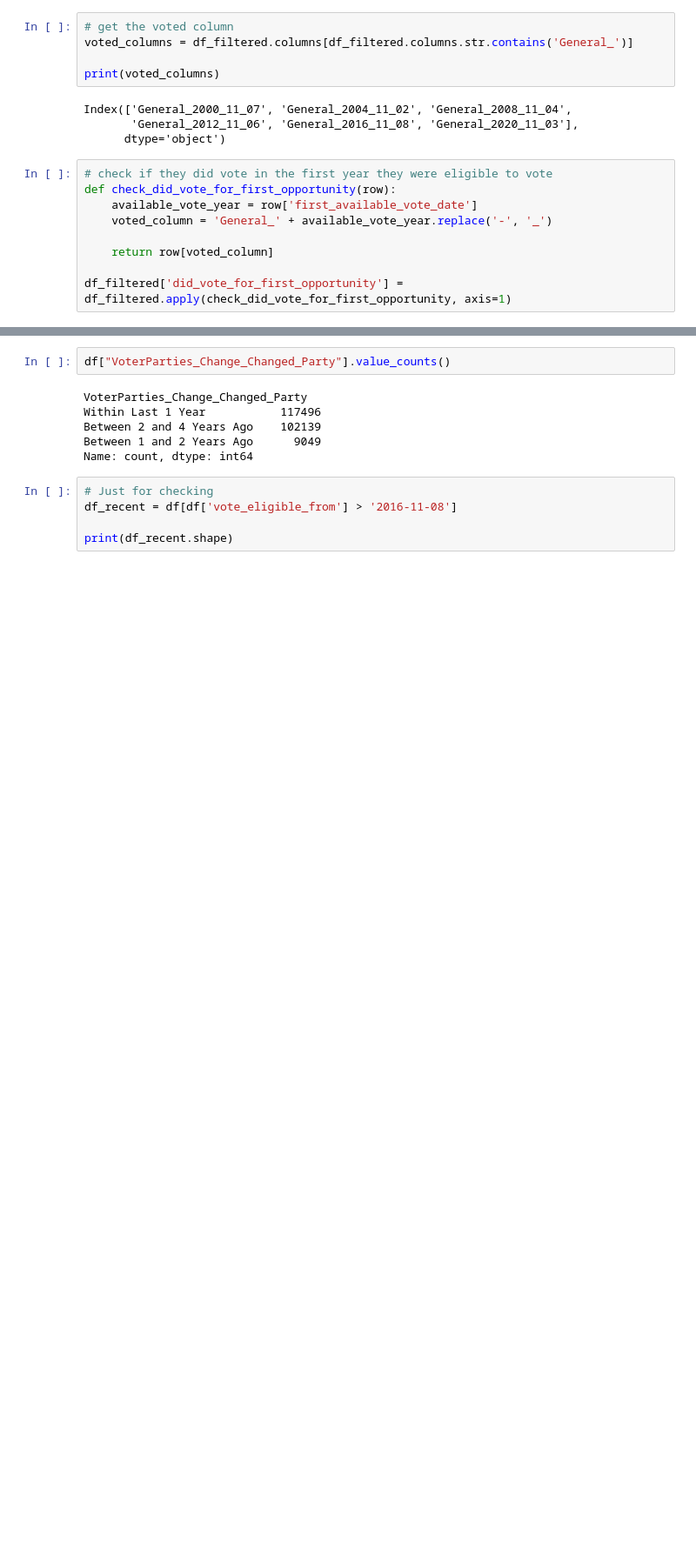
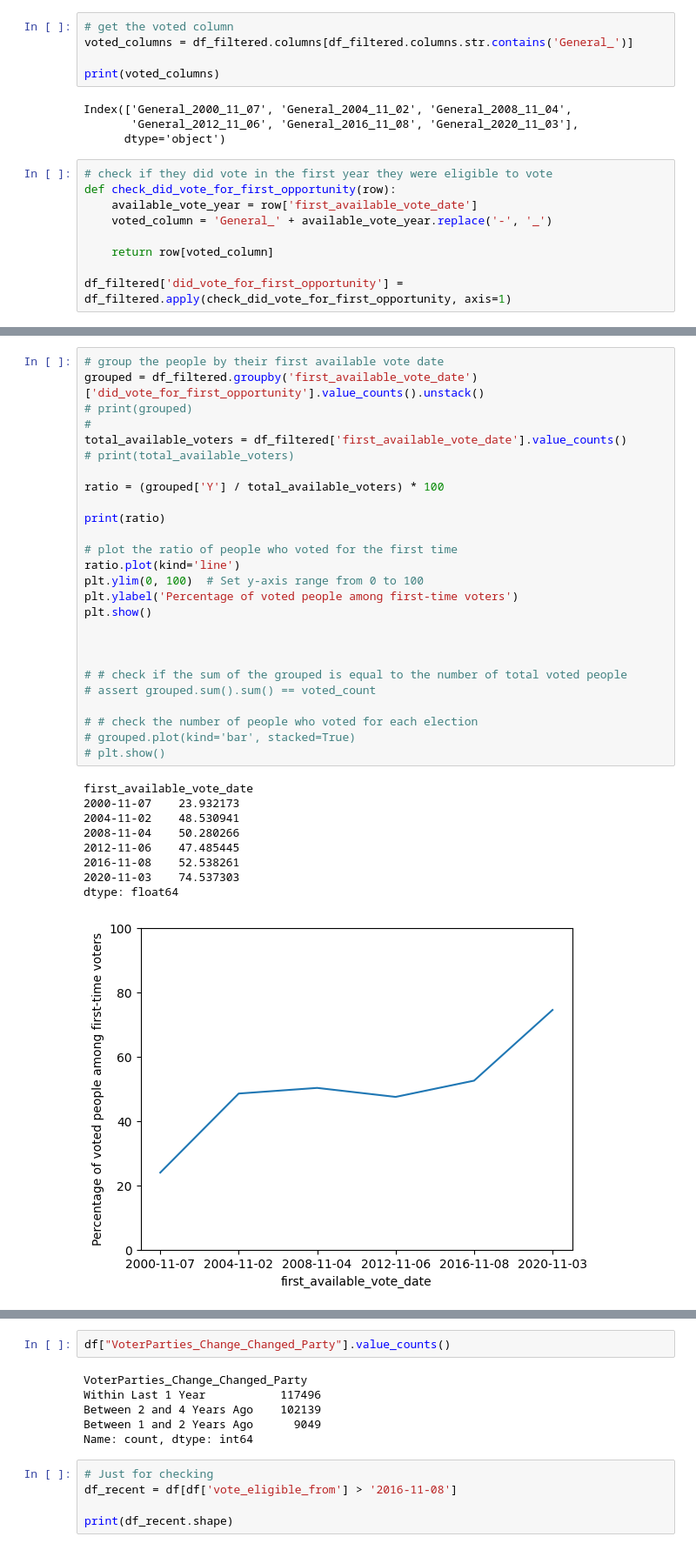
Before and after one commit to hunkim98/ohio_vote, a Jupyter notebook: model/first_time_voters.ipynb, the cells around one changed output, grey strips where cells are left out. Shown at 87% size. Cells and saved outputs as stored; diff of their text form; blank space fills up the shorter version.

```diff
--- a/model/first_time_voters.ipynb
+++ b/model/first_time_voters.ipynb
@@ -126,0 +149,36 @@ plt.show()
+# %%
+# group the people by their first available vote date
+grouped = df_filtered.groupby('first_available_vote_date')['did_vote_for_first_opportunity'].value_counts().unstack()
+# print(grouped)
+#
+total_available_voters = df_filtered['first_available_vote_date'].value_counts()
+# print(total_available_voters)
+
+ratio = (grouped['Y'] / total_available_voters) * 100
+
+print(ratio)
+
+# plot the ratio of people who voted for the first time
+ratio.plot(kind='line')
+plt.ylim(0, 100)  # Set y-axis range from 0 to 100
+plt.ylabel('Percentage of voted people among first-time voters')
+plt.show()
+
+
+
+# # check if the sum of the grouped is equal to the number of total voted people
+# assert grouped.sum().sum() == voted_count
+
+# # check the number of people who voted for each election
+# grouped.plot(kind='bar', stacked=True)
+# plt.show()
+# %% [output]
+first_available_vote_date
+2000-11-07    23.932173
+2004-11-02    48.530941
+2008-11-04    50.280266
+2012-11-06    47.485445
+2016-11-08    52.538261
+2020-11-03    74.537303
+dtype: float64
+[figure, added]
```
Also changed, not shown: parts of 19 cells of this notebook, 9 other files.
